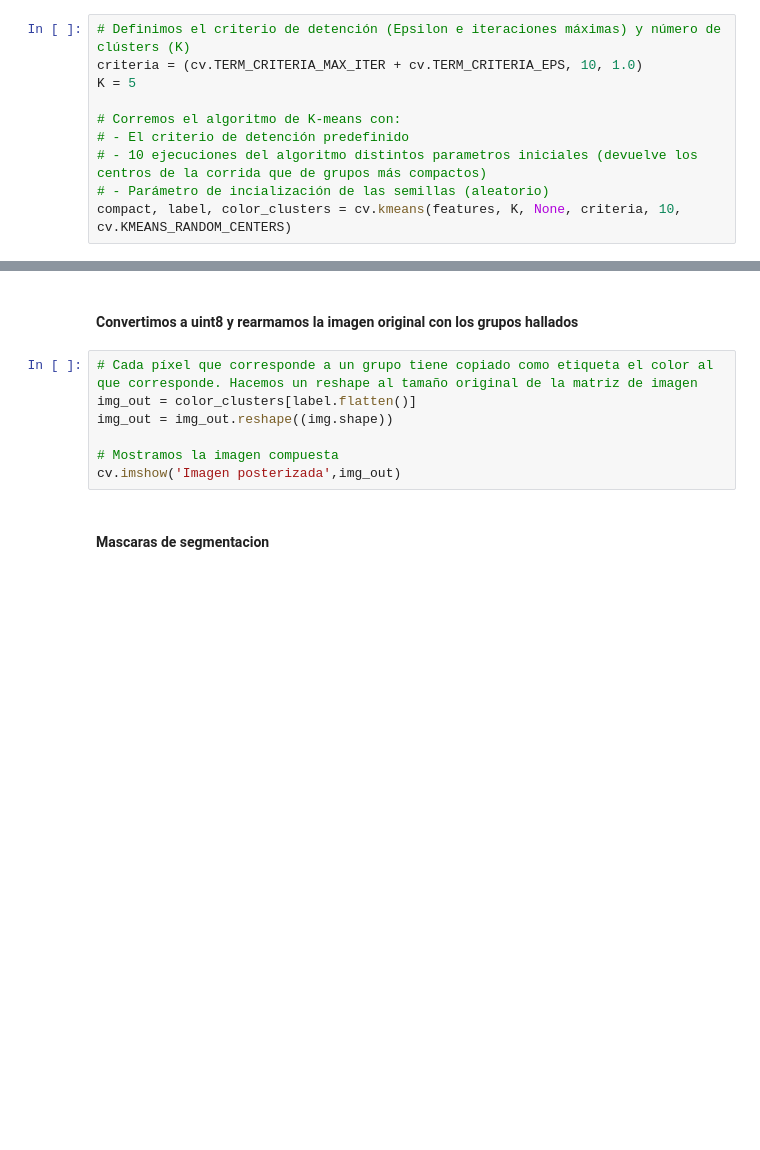
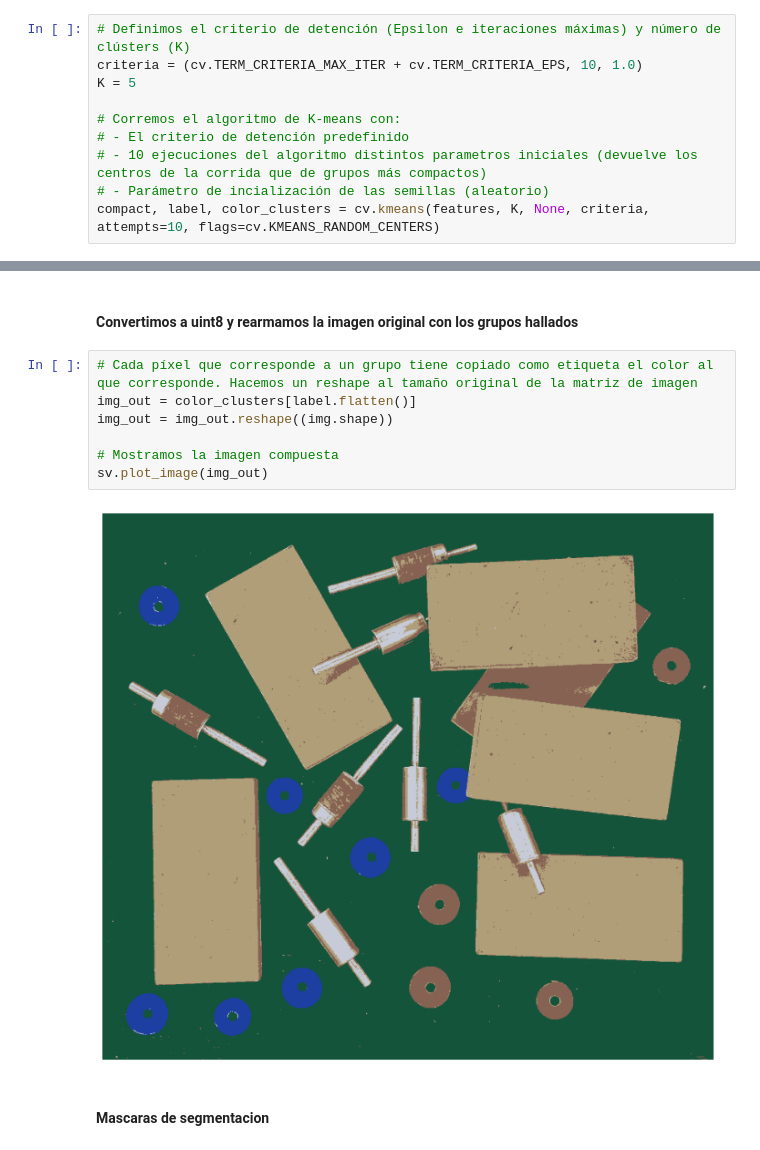
Before and after one commit to FIUBA-Posgrado-Inteligencia-Artificial/vision_computadora_I, a Jupyter notebook: Codigo/Clase6/01.K-Means.ipynb, the cells around one changed output, grey strips where cells are left out. Drawn from its saved outputs; the diff is of its cells as text; blank space fills up the shorter version.

```diff
--- a/Codigo/Clase6/01.K-Means.ipynb
+++ b/Codigo/Clase6/01.K-Means.ipynb
@@ -37,7 +39,7 @@ K = 5
 # - El criterio de detención predefinido
 # - 10 ejecuciones del algoritmo distintos parametros iniciales (devuelve los centros de la corrida que de grupos más compactos)
 # - Parámetro de incialización de las semillas (aleatorio)
-compact, label, color_clusters = cv.kmeans(features, K, None, criteria, 10, cv.KMEANS_RANDOM_CENTERS)
+compact, label, color_clusters = cv.kmeans(features, K, None, criteria, attempts=10, flags=cv.KMEANS_RANDOM_CENTERS)
 # %% [markdown]
 - compact: Suma de distancias cuadradas internas de los puntos al centroide más cercano. Es un indicador de la calidad del clustering.
 - label: Array de etiquetas donde cada etiqueta indica a qué cluster pertenece cada punto.
@@ -86,10 +88,12 @@ array([[0],
 # %%
 # Cada píxel que corresponde a un grupo tiene copiado como etiqueta el color al que corresponde. Hacemos un reshape al tamaño original de la matriz de imagen
 img_out = color_clusters[label.flatten()]
 img_out = img_out.reshape((img.shape))
 
 # Mostramos la imagen compuesta
-cv.imshow('Imagen posterizada',img_out)
+sv.plot_image(img_out)
+# %% [output]
+[figure, added]
 # %% [markdown]
 #### Mascaras de segmentacion
 # %%
```
Also changed, not shown: parts of 3 cells of this notebook, 3 other files.
